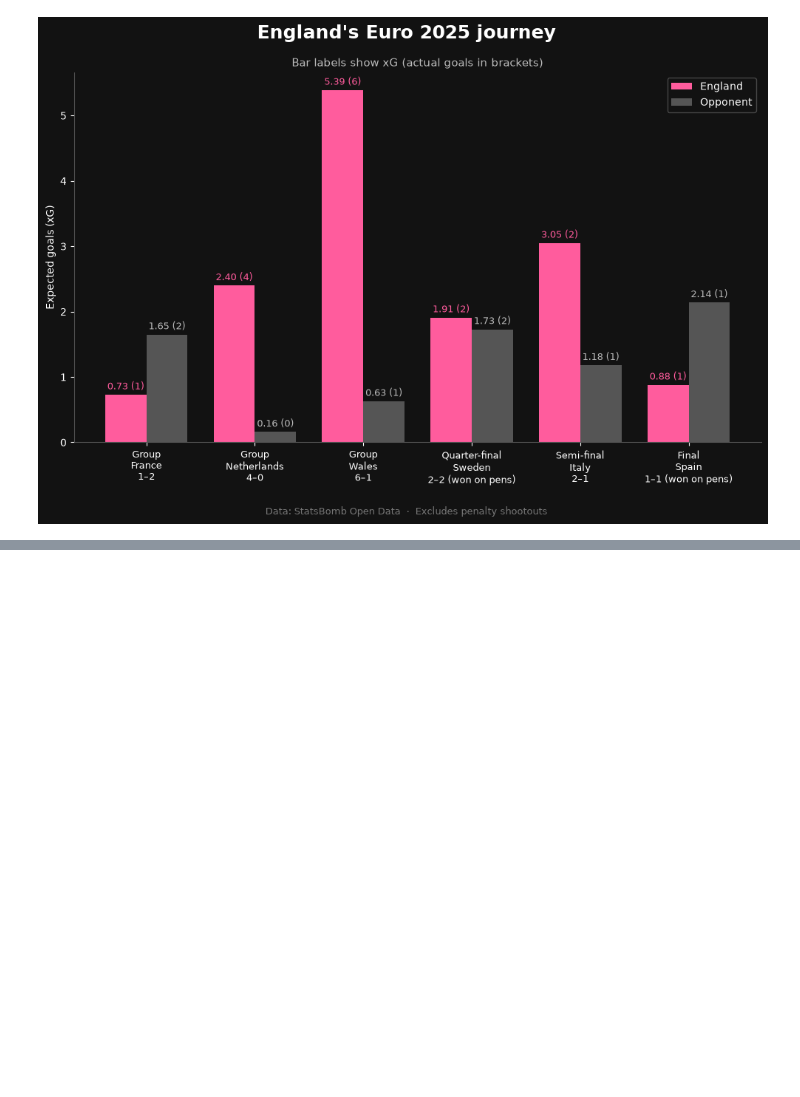
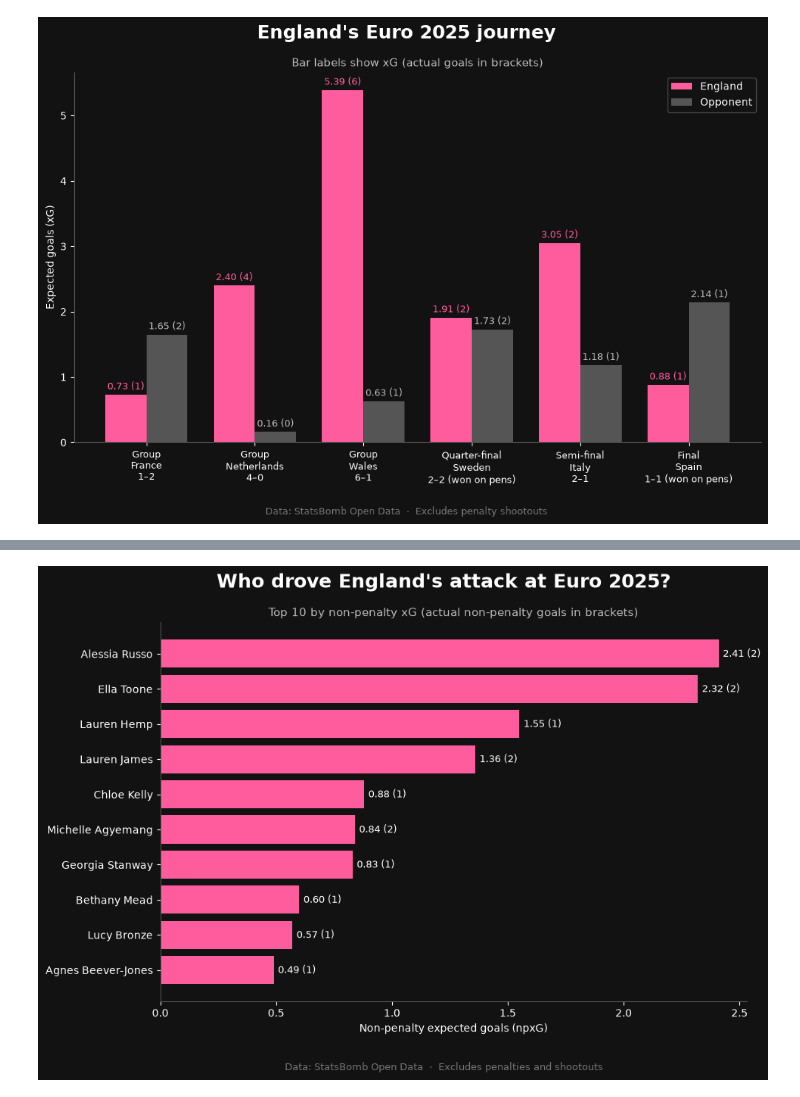
Before and after one commit to georgiajayy/womens-football-dashboard, a Jupyter notebook: 03_england_journey.ipynb, the cells around one changed output, grey strips where cells are left out. Cells and saved outputs as stored; diff of their text form; code cells hidden in the pictures; blank space fills up the shorter version.

Commit message:
Session 5: player analysis with npxG and xG assisted

```diff
--- a/03_england_journey.ipynb
+++ b/03_england_journey.ipynb
@@ -279,0 +327,15 @@ plt.show()
+# %%
+def player_summary(shot_table):
+    summary = shot_table.groupby("player").agg(
+        shots=("shot_statsbomb_xg", "count"),
+        xg=("shot_statsbomb_xg", "sum"),
+        goals=("is_goal", "sum")
+    )
+    summary["xg_per_shot"] = summary["xg"] / summary["shots"]
+    summary["goals_minus_xg"] = summary["goals"] - summary["xg"]
+    return summary.round(2).sort_values("xg", ascending=False)
+# %%
+np_shots = eng_shots[eng_shots["shot_type"] != "Penalty"]
+
+players_np = player_summary(np_shots)
+players_np
@@ -279,0 +360,34 @@ plt.show()
+# %%
+top = players_np.head(10).sort_values("xg")
+
+fig, ax = plt.subplots(figsize=(10, 6.5))
+fig.set_facecolor("#121212")
+ax.set_facecolor("#121212")
+
+# Horizontal bars: one per player
+bars = ax.barh(top.index, top["xg"], color="#FF5C9D")
+
+# npxG with goals in brackets, at the end of each bar
+labels = [f"{xg:.2f} ({int(g)})" for xg, g in zip(top["xg"], top["goals"])]
+ax.bar_label(bars, labels=labels, color="white", fontsize=9, padding=4)
+
+# Axes styling
+ax.set_xlabel("Non-penalty expected goals (npxG)", color="white")
+ax.tick_params(colors="white")
+for side in ["top", "right"]:
+    ax.spines[side].set_visible(False)
+for side in ["left", "bottom"]:
+    ax.spines[side].set_color("#555555")
+
+# Titles and credit
+fig.suptitle("Who drove England's attack at Euro 2025?", color="white",
+             fontsize=18, fontweight="bold")
+ax.set_title("Top 10 by non-penalty xG (actual non-penalty goals in brackets)",
+             color="#BBBBBB", fontsize=11)
+fig.text(0.5, -0.03, "Data: StatsBomb Open Data  ·  Excludes penalties and shootouts",
+         color="#777777", fontsize=9, ha="center")
+
+fig.savefig("england_players_npxg.png", dpi=200, facecolor=fig.get_facecolor(), bbox_inches="tight")
+plt.show()
+# %% [output]
+[figure, added]
```
Also changed, not shown: parts of 6 cells of this notebook, 4 other files.
